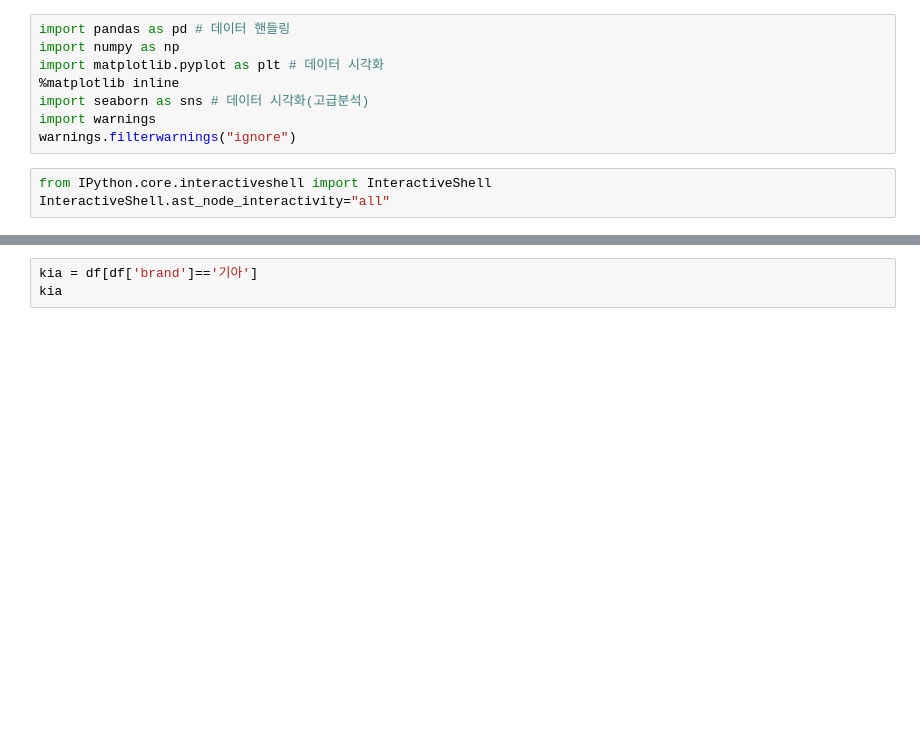
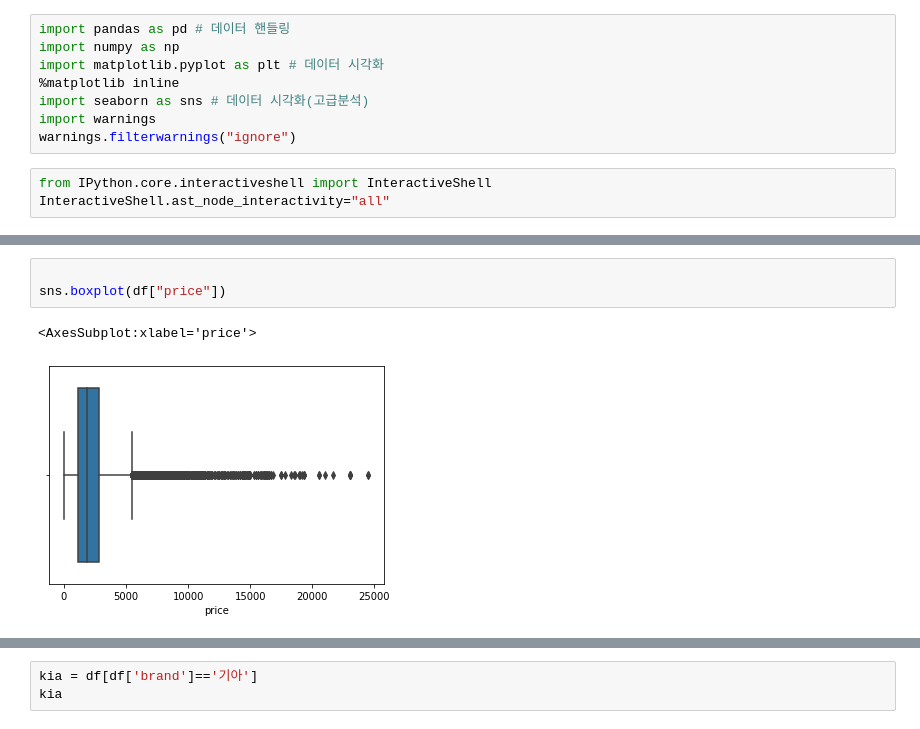
Before and after one commit to Ahn-seongjun/Fin_project_6, a Jupyter notebook: Data_Preprocessing.ipynb, the cells around one changed output, grey strips where cells are left out. Saved outputs shown, nothing was run; the diff lists cells and outputs as text; blank space fills up the shorter version.

```diff
--- a/Data_Preprocessing.ipynb
+++ b/Data_Preprocessing.ipynb
@@ -28,0 +29,6 @@ df
+# %%
+
+sns.boxplot(df["price"])
+# %% [output]
+<AxesSubplot:xlabel='price'>
+[figure, added]
```
Also changed, not shown: parts of 10 cells of this notebook, 25 other files.
